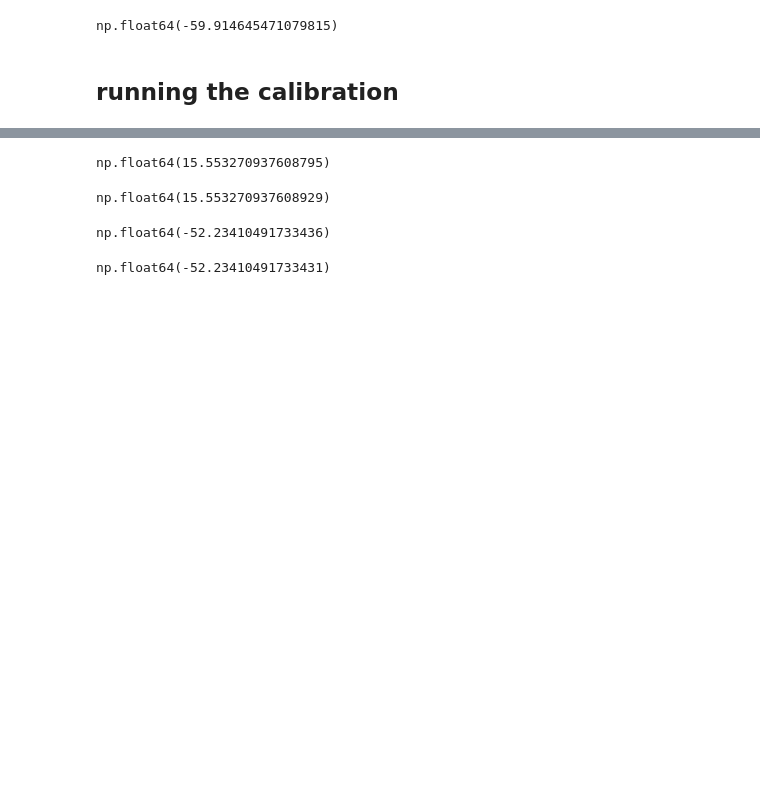
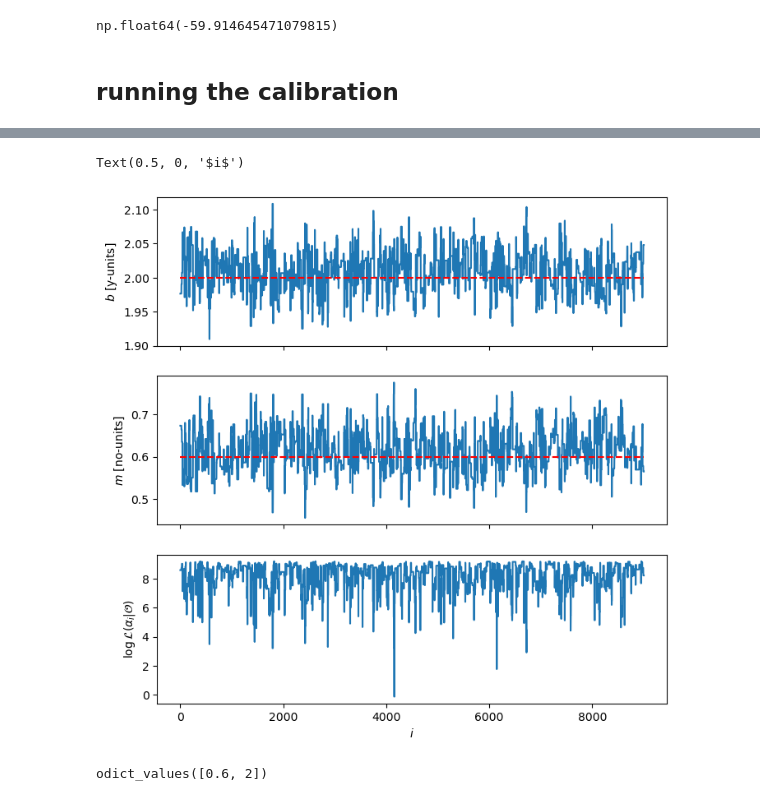
Before and after one commit to beykyle/rxmc, a Jupyter notebook: examples/linear_calibration_demo.ipynb, the cells around one changed output, grey strips where cells are left out. Saved outputs shown, nothing was run; the diff lists cells and outputs as text; code cells hidden in the pictures; blank space fills up the shorter version.

Commit message:
add linear and linear w sys err demos

```diff
--- a/examples/linear_calibration_demo.ipynb
+++ b/examples/linear_calibration_demo.ipynb
@@ -160,2 +258,13 @@ run_chain(prior, corpus: rxmc.corpus.Corpus, nsteps: int, batch_size: int, burni
+# %%
+corpus = rxmc.corpus.Corpus(
+    [constraint],
+    [p.name for p in params],
+    "my_linear_model",
+    "my_experimental_constraint",
+)
 # %%
-rxmc.mcmc.run_chain(100000, )
+%%time
+# run a single chain
+logl, chain, accepted_frac = rxmc.mcmc.run_chain(
+    prior_distribution, corpus, nsteps=10000, burnin=1000, verbose=True
+)
@@ -190,21 +276,17 @@ constraint = rxmc.constraint.FixedCovarianceConstraint(
-# %%
-x0 = rxmc.params.to_ordered_dict(prior_distribution.mean, [p.name for p in params])
-constraint.chi2(x0) / constraint.n_data_pts
-# %% [output]
-np.float64(15.553270937608795)
-# %%
-ym = constraint.model(x0)
-chi2, log = rxmc.constraint.mahalanobis_distance_cholesky(
-    constraint.y, ym, constraint.covariance
-)
-chi2 / constraint.n_data_pts
-# %% [output]
-np.float64(15.553270937608929)
-# %%
-constraint.log_det
-# %% [output]
-np.float64(-52.23410491733436)
-# %%
-log
-# %% [output]
-np.float64(-52.23410491733431)
+# %%
+fig, axes = plt.subplots(chain.shape[1] + 1, 1, figsize=(8, 8), sharex=True)
+for i in range(chain.shape[1]):
+    axes[i].plot(chain[:, i])
+    axes[i].set_ylabel(f"${params[i].latex_name}$ [{params[i].unit}]")
+    true_value = true_params[params[i].name]
+    axes[i].hlines(true_value, 0, len(chain), "r", linestyle="--")
+
+
+axes[-1].plot(logl)
+axes[-1].set_ylabel(r"$\log{\mathcal{L}(\alpha_i | \mathcal{O})}$")
+
+axes[-1].set_xlabel(r"$i$")
+# plt.legend(title="chains", ncol=3,)
+# %% [output]
+Text(0.5, 0, '$i$')
+[figure, added]
@@ -210,0 +295,4 @@ np.float64(-52.23410491733431)
+# %%
+true_params.values()
+# %% [output]
+odict_values([0.6, 2])
```
Also changed, not shown: parts of 24 cells of this notebook, 2 other files.
